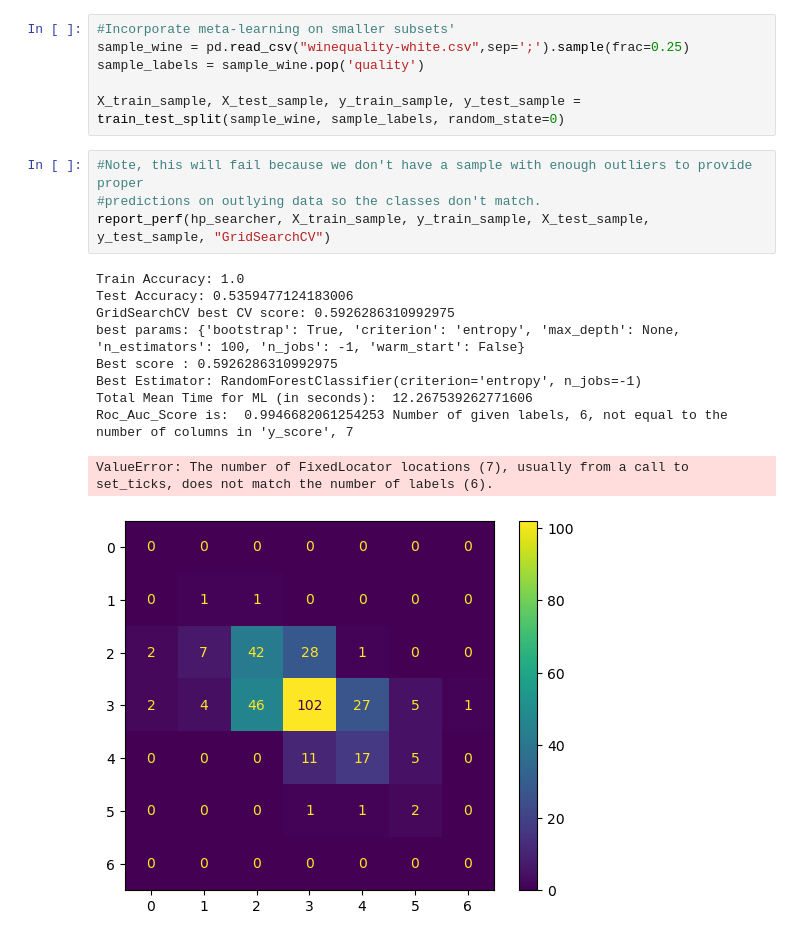
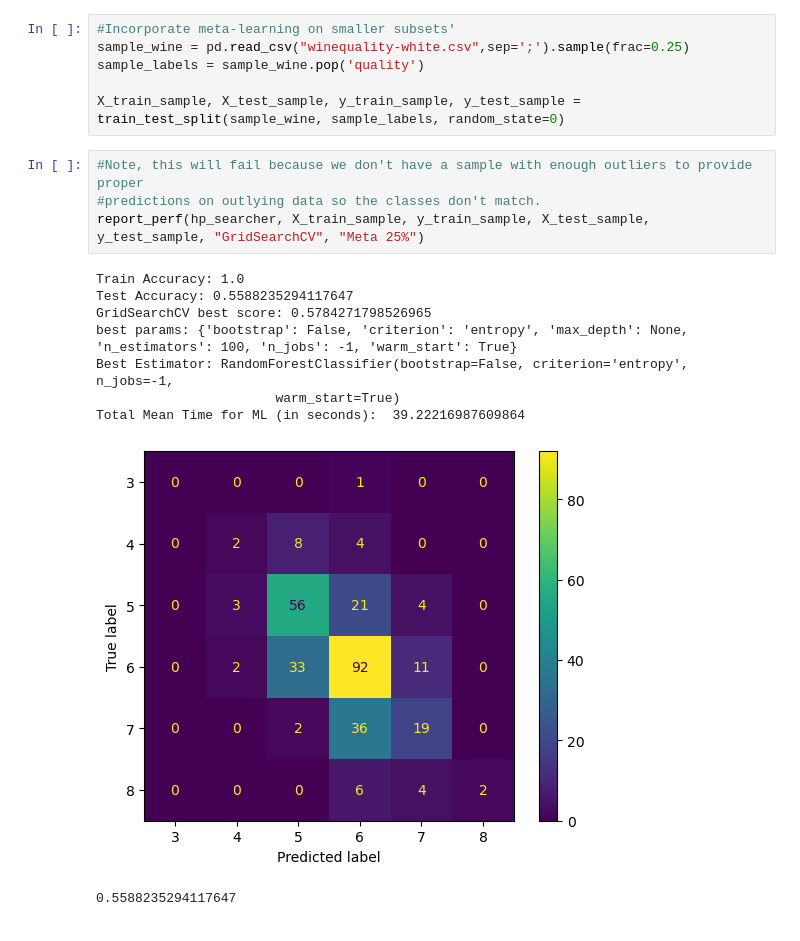
Before and after one commit to COSC5557/hyperparameter-optimization-lrstafford, a Jupyter notebook: Exercise4_RFC.ipynb, the cells around one changed output. Cells and saved outputs as stored; diff of their text form.

```diff
--- a/Exercise4_RFC.ipynb
+++ b/Exercise4_RFC.ipynb
@@ -166,18 +220,17 @@ X_train_sample, X_test_sample, y_train_sample, y_test_sample = train_test_split(
 # %%
 #Note, this will fail because we don't have a sample with enough outliers to provide proper
 #predictions on outlying data so the classes don't match.
-report_perf(hp_searcher, X_train_sample, y_train_sample, X_test_sample, y_test_sample, "GridSearchCV")
+report_perf(hp_searcher, X_train_sample, y_train_sample, X_test_sample, y_test_sample, "GridSearchCV", "Meta 25%")
 # %% [output]
 Train Accuracy: 1.0
-Test Accuracy: 0.5359477124183006
-GridSearchCV best CV score: 0.5926286310992975
-best params: {'bootstrap': True, 'criterion': 'entropy', 'max_depth': None, 'n_estimators': 100, 'n_jobs': -1, 'warm_start': False}
-Best score : 0.5926286310992975
-Best Estimator: RandomForestClassifier(criterion='entropy', n_jobs=-1)
-Total Mean Time for ML (in seconds):  12.267539262771606
-Roc_Auc_Score is:  0.9946682061254253 Number of given labels, 6, not equal to the number of columns in 'y_score', 7
+Test Accuracy: 0.5588235294117647
+GridSearchCV best score: 0.5784271798526965
+best params: {'bootstrap': False, 'criterion': 'entropy', 'max_depth': None, 'n_estimators': 100, 'n_jobs': -1, 'warm_start': True}
+Best Estimator: RandomForestClassifier(bootstrap=False, criterion='entropy', n_jobs=-1,
+                       warm_start=True)
+Total Mean Time for ML (in seconds):  39.22216987609864
+[figure, new version]
-ValueError: The number of FixedLocator locations (7), usually from a call to set_ticks, does not match the number of labels (6).
+0.5588235294117647
-[figure, old version]
 # %%
 #Note, this will fail because we don't have a sample with enough outliers to provide proper
 #predictions on outlying data so the classes don't match.
```
Also changed, not shown: parts of 17 cells of this notebook, 9 other files.
